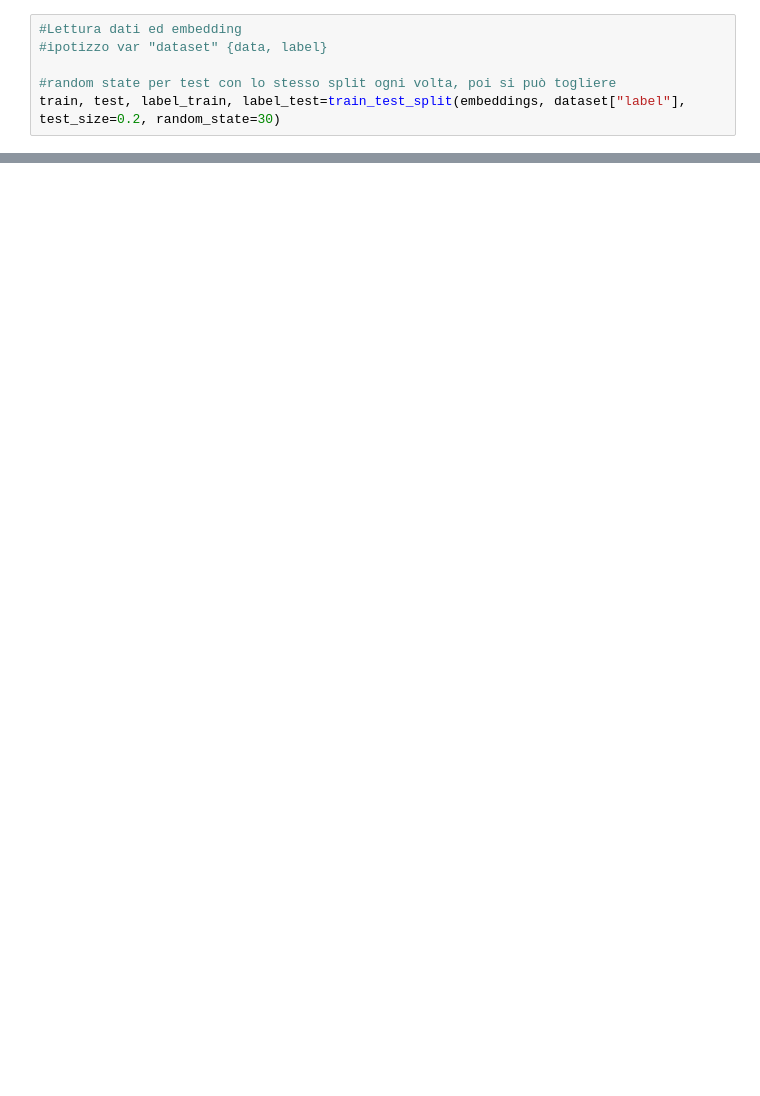
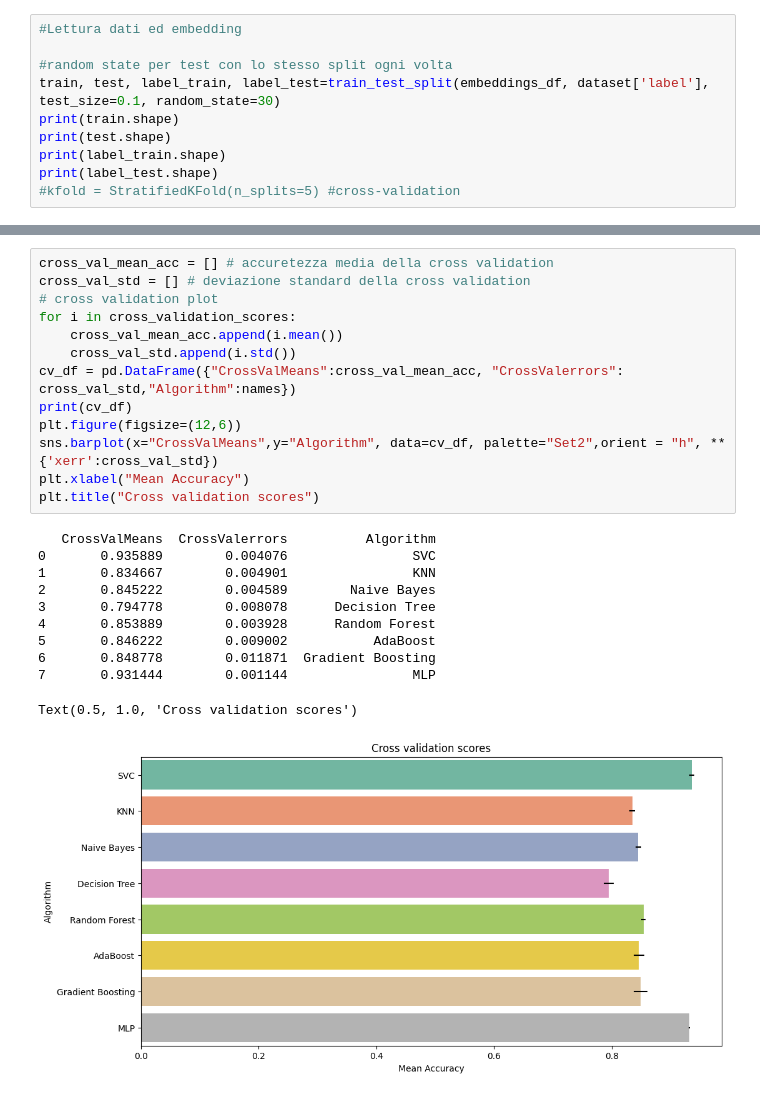
Before and after one commit to S1107327/datascience, a Jupyter notebook: ClassAndCluster.ipynb, the cells around one changed output, grey strips where cells are left out. Drawn from its saved outputs; the diff is of its cells as text; blank space fills up the shorter version.

```diff
--- a/ClassAndCluster.ipynb
+++ b/ClassAndCluster.ipynb
@@ -52,6 +116,10 @@ for name in domain_names:
 # %%
 #Lettura dati ed embedding
-#ipotizzo var "dataset" {data, label}
 
-#random state per test con lo stesso split ogni volta, poi si può togliere
-train, test, label_train, label_test=train_test_split(embeddings, dataset["label"], test_size=0.2, random_state=30)
+#random state per test con lo stesso split ogni volta
+train, test, label_train, label_test=train_test_split(embeddings_df, dataset['label'], test_size=0.1, random_state=30)
+print(train.shape)
+print(test.shape)
+print(label_train.shape)
+print(label_test.shape)
+#kfold = StratifiedKFold(n_splits=5) #cross-validation
@@ -150,0 +255,25 @@ MLP. Accuracy: 0.936
+# %%
+cross_val_mean_acc = [] # accuretezza media della cross validation
+cross_val_std = [] # deviazione standard della cross validation
+# cross validation plot
+for i in cross_validation_scores:
+    cross_val_mean_acc.append(i.mean())
+    cross_val_std.append(i.std())
+cv_df = pd.DataFrame({"CrossValMeans":cross_val_mean_acc, "CrossValerrors": cross_val_std,"Algorithm":names})
+print(cv_df)
+plt.figure(figsize=(12,6))
+sns.barplot(x="CrossValMeans",y="Algorithm", data=cv_df, palette="Set2",orient = "h", **{'xerr':cross_val_std})
+plt.xlabel("Mean Accuracy")
+plt.title("Cross validation scores")
+# %% [output]
+   CrossValMeans  CrossValerrors          Algorithm
+0       0.935889        0.004076                SVC
+1       0.834667        0.004901                KNN
+2       0.845222        0.004589        Naive Bayes
+3       0.794778        0.008078      Decision Tree
+4       0.853889        0.003928      Random Forest
+5       0.846222        0.009002           AdaBoost
+6       0.848778        0.011871  Gradient Boosting
+7       0.931444        0.001144                MLP
+Text(0.5, 1.0, 'Cross validation scores')
+[figure, added]
```
Also changed, not shown: parts of 13 cells of this notebook, 3 other files.
